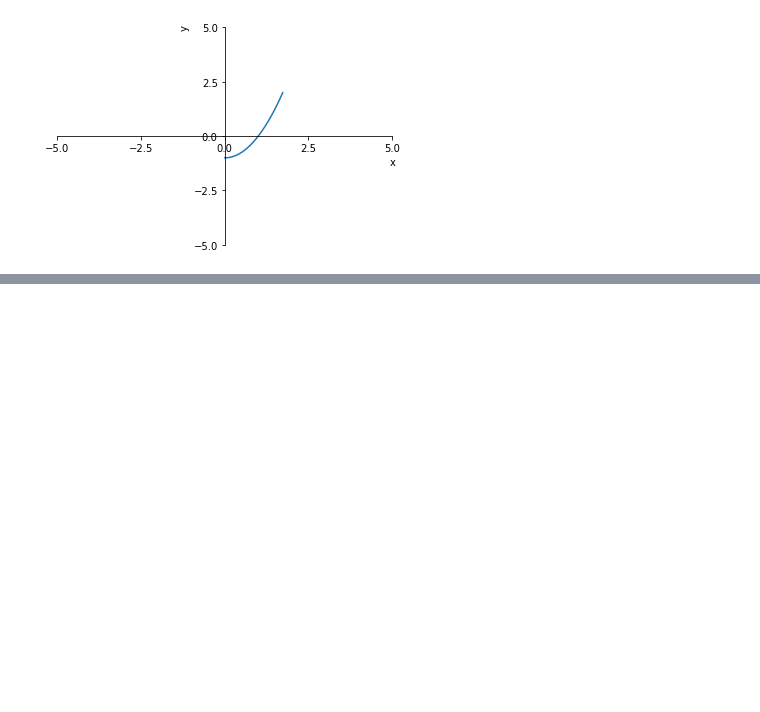
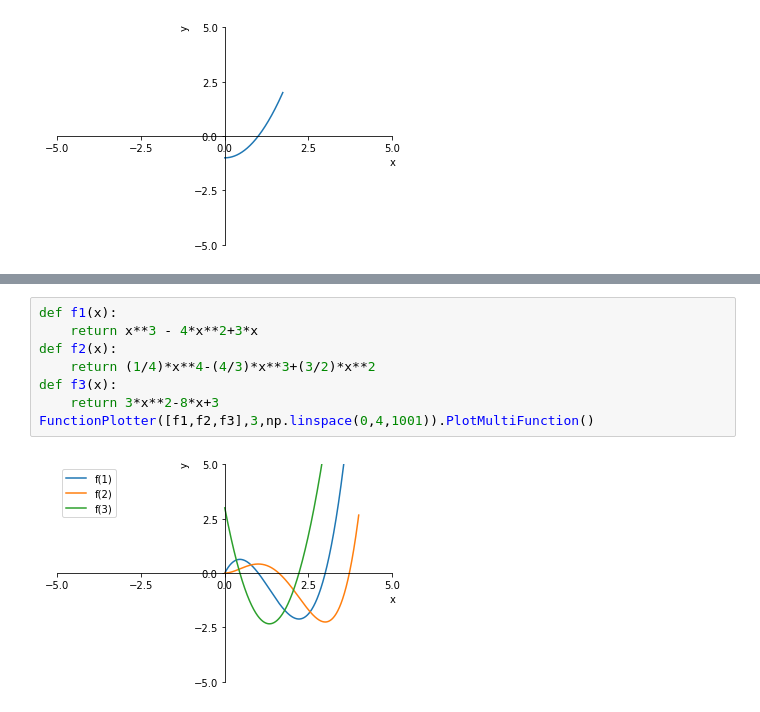
Before and after one commit to Zhurp2020/NLP-from-scratch, a Jupyter notebook: Thomas Calculus/Chapter 5 code.ipynb, the cells around one changed output, grey strips where cells are left out. Drawn from its saved outputs; the diff is of its cells as text; blank space fills up the shorter version.

```diff
--- a/Thomas Calculus/Chapter 5 code.ipynb
+++ b/Thomas Calculus/Chapter 5 code.ipynb
@@ -152,0 +176,10 @@ FunctionPlotter(f,3,np.linspace(0,np.sqrt(3),1001)).plot()
+# %%
+def f1(x):
+    return x**3 - 4*x**2+3*x
+def f2(x):
+    return (1/4)*x**4-(4/3)*x**3+(3/2)*x**2
+def f3(x):
+    return 3*x**2-8*x+3
+FunctionPlotter([f1,f2,f3],3,np.linspace(0,4,1001)).PlotMultiFunction()
+# %% [output]
+[figure, added]
```
Also changed, not shown: parts of 8 cells of this notebook, 6 other files.
